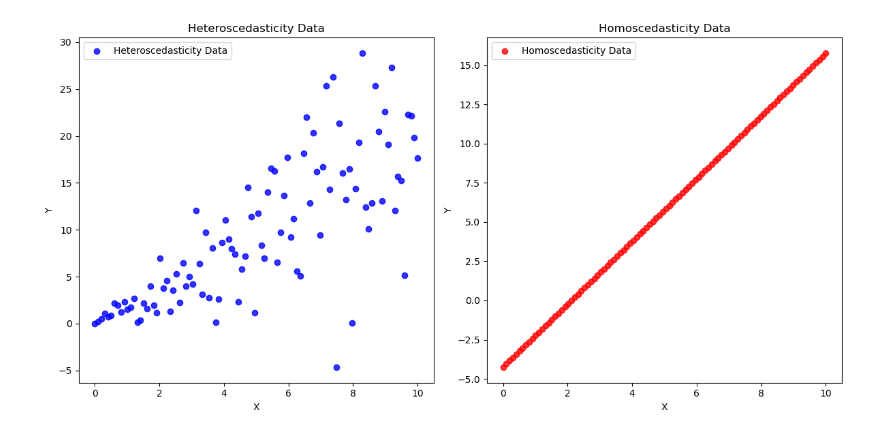
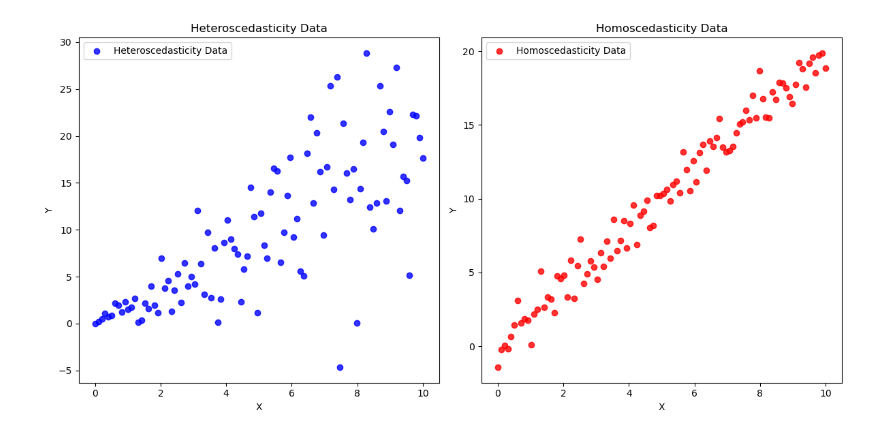
Before and after one commit to DiogoRibeiro7/Medium-Blog, a Jupyter notebook: Untitled1.ipynb, the cells around one changed output. Saved outputs shown, nothing was run; the diff lists cells and outputs as text; code cells hidden in the pictures.

Commit message:
chore: plots

```diff
--- a/Untitled1.ipynb
+++ b/Untitled1.ipynb
@@ -2,32 +2,35 @@
 import numpy as np
 import matplotlib.pyplot as plt
 
 # Generate random data for heteroscedasticity and homoscedasticity
 np.random.seed(42)  # For reproducibility
 x = np.linspace(0, 10, 100)
 hetero_y = 2 * x + np.random.normal(0, x)
-homosced_y = 2 * x + np.random.normal(0, 3)
+homosced_y = []
+for number in x:
+    homosced_y.append(2 * number + np.random.normal(0, 1))
+# homosced_y = 2 * x + np.random.normal(0, 10)
 
 # Create scatter plots
 plt.figure(figsize=(12, 6))
 
 # Heteroscedasticity data
 plt.subplot(1, 2, 1)
 plt.scatter(x, hetero_y, color='b', alpha=0.8, label='Heteroscedasticity Data')
 plt.xlabel('X')
 plt.ylabel('Y')
 plt.title('Heteroscedasticity Data')
 plt.legend()
 
 # Homoscedasticity data
 plt.subplot(1, 2, 2)
 plt.scatter(x, homosced_y, color='r', alpha=0.8, label='Homoscedasticity Data')
 plt.xlabel('X')
 plt.ylabel('Y')
 plt.title('Homoscedasticity Data')
 plt.legend()
 
 plt.tight_layout()
 plt.show()
 # %% [output]
-[figure, old version]
+[figure, new version]
```
